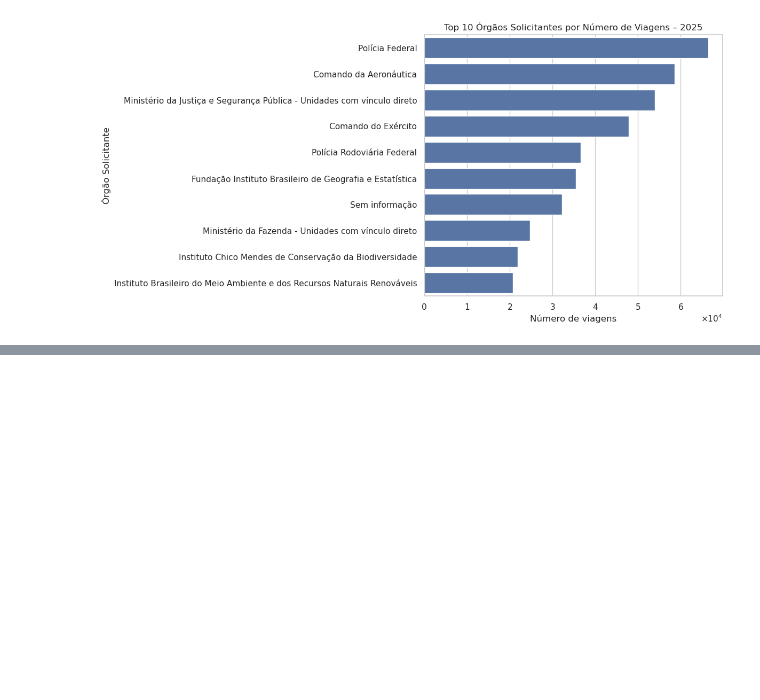
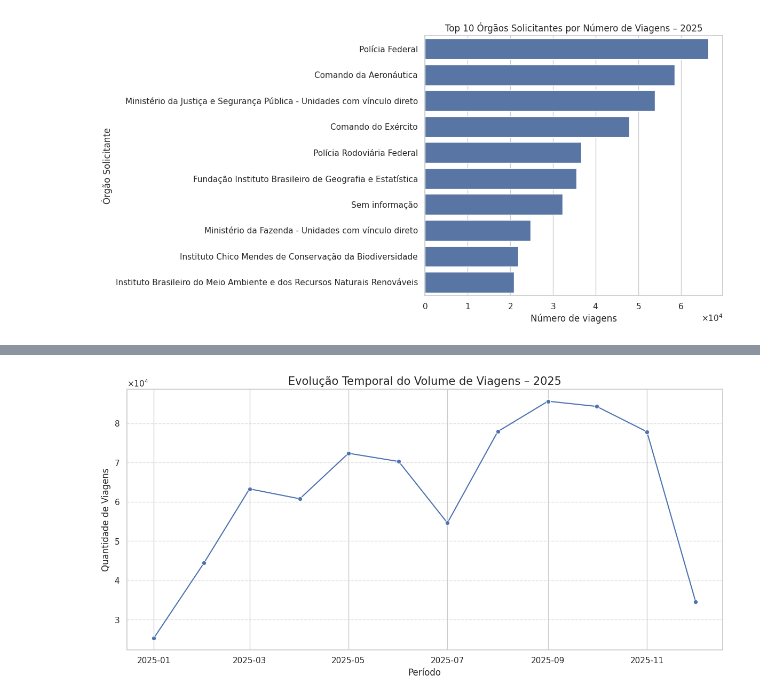
Before and after one commit to JuliaGabP/bi_gov_viagens, a Jupyter notebook: Data Layer/raw/analytcs.ipynb, the cells around one changed output, grey strips where cells are left out. Drawn from its saved outputs; the diff is of its cells as text; code cells hidden in the pictures; blank space fills up the shorter version.

```diff
--- a/Data Layer/raw/analytcs.ipynb
+++ b/Data Layer/raw/analytcs.ipynb
@@ -224,0 +339,40 @@ plt.show()
+# %%
+df['Período - Data de início'] = pd.to_datetime(
+    df['Período - Data de início'],
+    dayfirst=True,
+    errors='coerce'
+)
+
+viagens_por_mes = (
+    df
+    .dropna(subset=['Período - Data de início'])
+    .groupby(df['Período - Data de início'].dt.to_period('M'))
+    .size()
+    .reset_index(name='Quantidade')
+)
+
+viagens_por_mes['Período - Data de início'] = (
+    viagens_por_mes['Período - Data de início']
+    .dt.to_timestamp()
+)
+
+ax = sns.lineplot(
+    data=viagens_por_mes,
+    x='Período - Data de início',
+    y='Quantidade',
+    marker='o'
+)
+
+formatter = ScalarFormatter(useMathText=True)
+formatter.set_scientific(True)
+formatter.set_powerlimits((0, 0))
+ax.yaxis.set_major_formatter(formatter)
+
+plt.title('Evolução Temporal do Volume de Viagens – 2025', fontsize=15)
+plt.xlabel('Período', fontsize=12)
+plt.ylabel('Quantidade de Viagens', fontsize=12)
+plt.grid(axis='y', linestyle='--', alpha=0.6)
+plt.tight_layout()
+plt.show()
+# %% [output]
+[figure, added]
```
Also changed, not shown: parts of 18 cells of this notebook, 1 other file.
